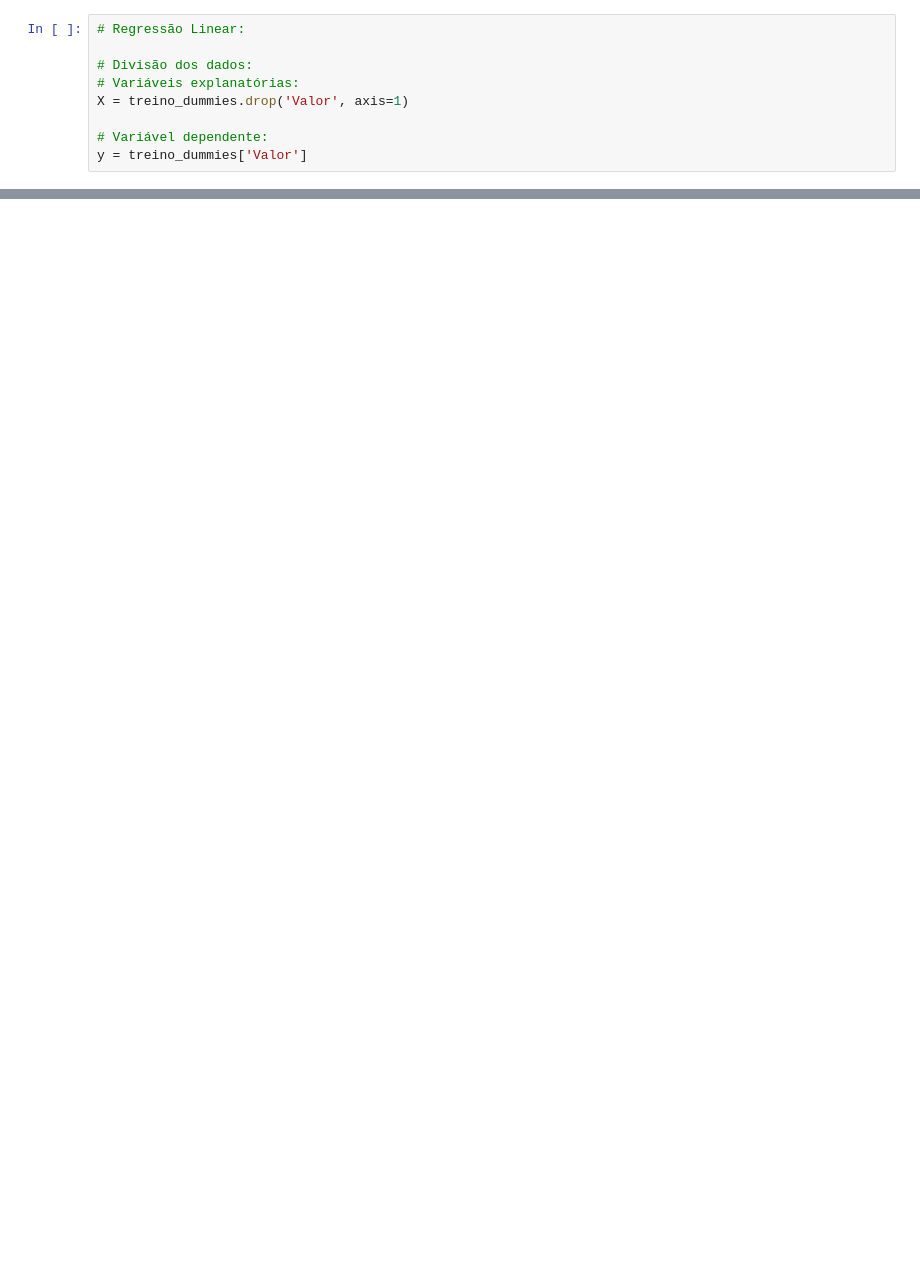
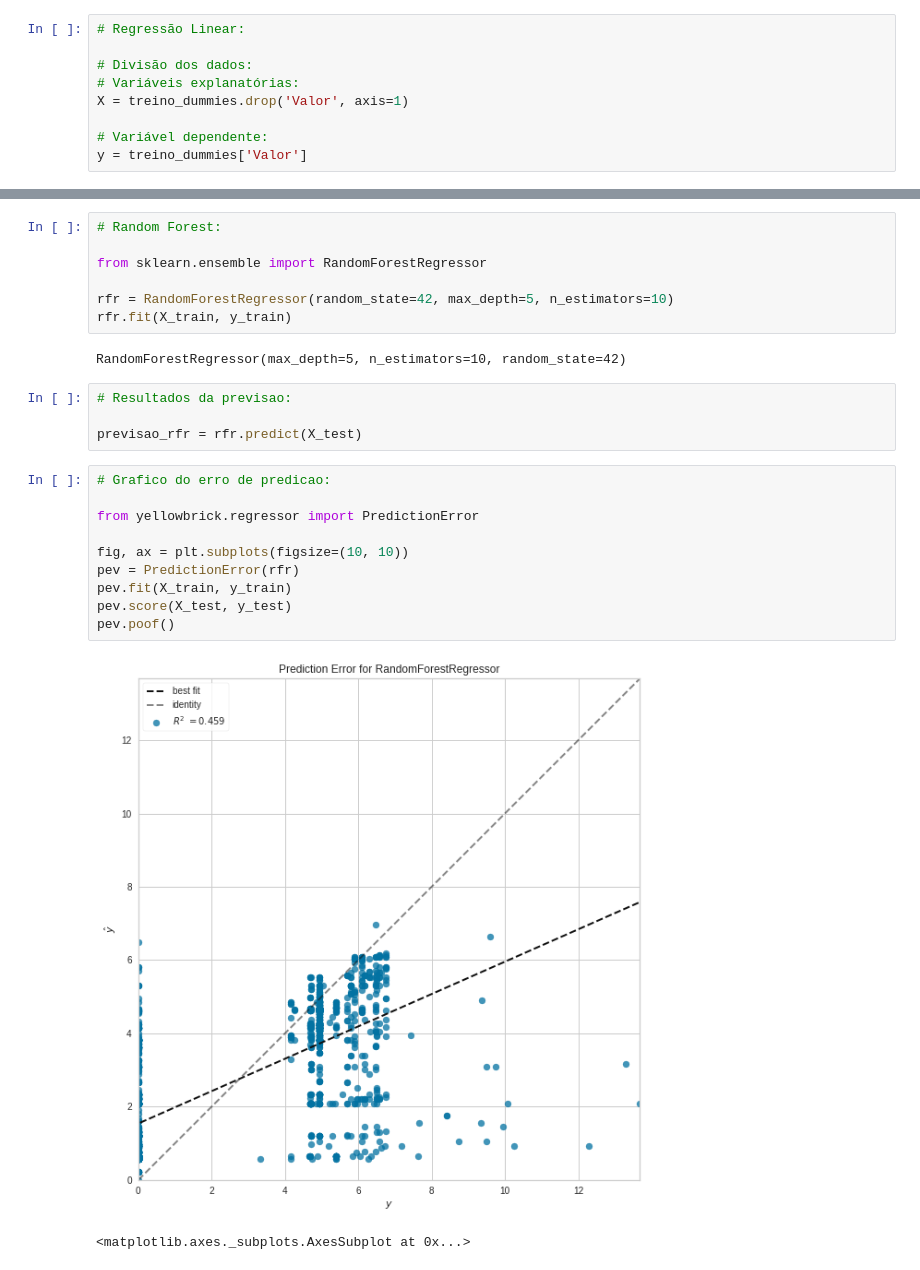
Before and after one commit to eeyamazaki/soebe, a Jupyter notebook: modelo_preditivo_soebe.ipynb, the cells around one changed output, grey strips where cells are left out. Cells and saved outputs as stored; diff of their text form; blank space fills up the shorter version.

```diff
--- a/modelo_preditivo_soebe.ipynb
+++ b/modelo_preditivo_soebe.ipynb
@@ -1177,0 +1209,26 @@ ValueError: ignored
+# %%
+# Random Forest:
+
+from sklearn.ensemble import RandomForestRegressor
+
+rfr = RandomForestRegressor(random_state=42, max_depth=5, n_estimators=10)
+rfr.fit(X_train, y_train)
+# %% [output]
+RandomForestRegressor(max_depth=5, n_estimators=10, random_state=42)
+# %%
+# Resultados da previsao:
+
+previsao_rfr = rfr.predict(X_test)
+# %%
+# Grafico do erro de predicao:
+
+from yellowbrick.regressor import PredictionError
+
+fig, ax = plt.subplots(figsize=(10, 10))
+pev = PredictionError(rfr)
+pev.fit(X_train, y_train)
+pev.score(X_test, y_test)
+pev.poof()
+# %% [output]
+[figure, added]
+<matplotlib.axes._subplots.AxesSubplot at 0x...>
```
Also changed, not shown: parts of 31 cells of this notebook.
